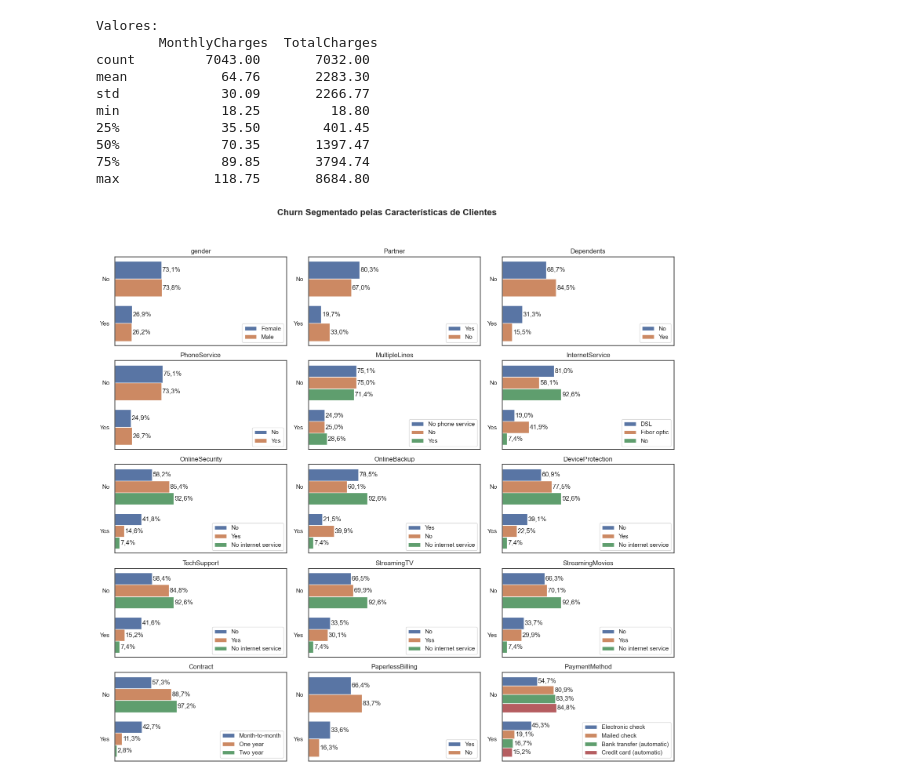
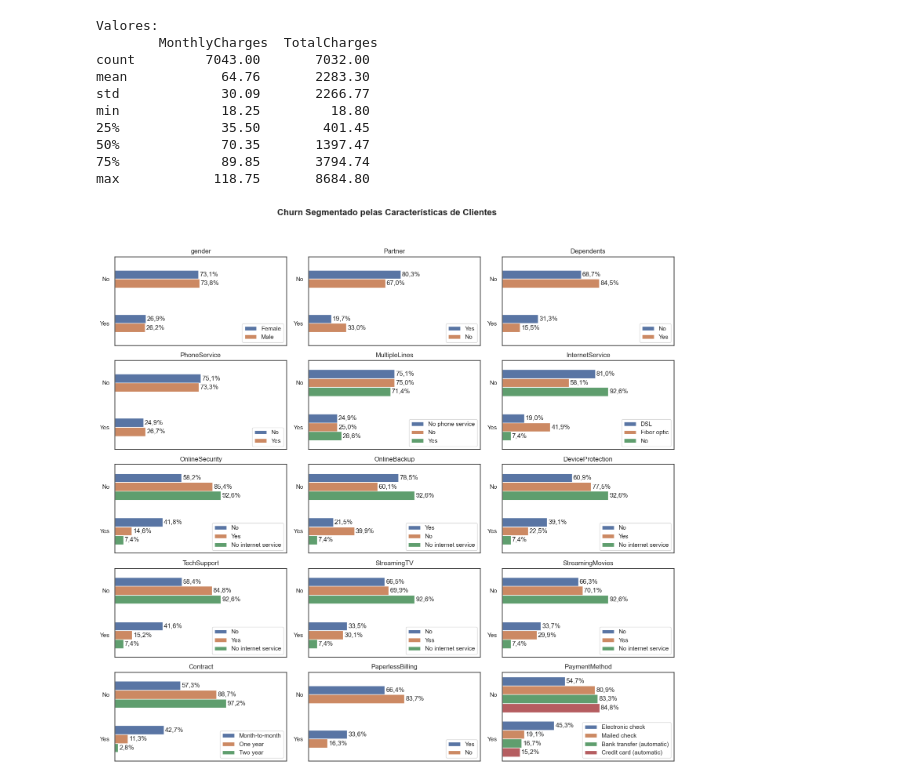
Before and after one commit to donikurtz/ChurnAnalysis-Telco, a Jupyter notebook: 01_analise_dados.ipynb, the cells around one changed output. Saved outputs shown, nothing was run; the diff lists cells and outputs as text; code cells hidden in the pictures.

```diff
--- a/01_analise_dados.ipynb
+++ b/01_analise_dados.ipynb
@@ -170,9 +170,15 @@ max            118.75       8684.80
 
 sns.set(style="white")
 
+var = 'Churn'
+
 # Lista de todas as colunas que deseja plotar
-todas_colunas = df.dtypes[(df.dtypes == 'object')&(df.dtypes.index != 'customerID')&(df.dtypes.index != 'Churn')].index
+todas_colunas = df.dtypes[(df.dtypes == 'object')&(df.dtypes.index != 'customerID')&(df.dtypes.index != var)].index
 num_cols = 3  # Número de colunas por linha
+
+max_categories = 0
+for colunas in todas_colunas:
+  max_categories = max(df[colunas].nunique(),max_categories)
 
 # Criando a figura e os subplots (eixos) com duas linhas e três colunas
 fig, ax = plt.subplots(nrows=ceil(len(todas_colunas)/num_cols), ncols=num_cols, figsize=(15, 15))
@@ -182,44 +188,45 @@ for i, coluna in enumerate(todas_colunas):
     row = i // num_cols  # Determina a linha atual
     col = i % num_cols   # Determina a coluna atual
 
-    df_cat = pd.DataFrame(index=df['Churn'].value_counts().index)
+    df_cat = pd.DataFrame(index=df[var].value_counts().index)
 
     for categ in df[coluna].unique():
-        df_cat = df_cat.join(pd.DataFrame(df['Churn'][df[coluna]==categ].value_counts(normalize=True))).rename(columns={'proportion':categ})
+        df_cat = df_cat.join(pd.DataFrame(df[var][df[coluna]==categ].value_counts(normalize=True))).rename(columns={'proportion':categ})
 
-    df_melted = df_cat.reset_index().melt(id_vars='Churn', var_name='cat', value_name='Proportion')
+    df_melted = df_cat.reset_index().melt(id_vars=var, var_name='cat', value_name='Proportion')
 
-    sns.barplot(data=df_melted, y='Churn', x='Proportion', hue='cat', orient='h', ax=ax[row, col])
+    cate = (df[coluna].nunique() / max_categories) * 0.8
+    sns.barplot(data=df_melted, y=var, x='Proportion', hue='cat', orient='h', ax=ax[row, col], width=cate)
 
     # Obtendo a altura de cada barra, que é necessária para calcular a posição y do texto
     bar_height = ax[row, col].patches[0].get_height() / 2
 
     # Loop sobre as barras para adicionar os rótulos de texto
     for bar in ax[row, col].patches:
         # Apenas adicionar texto se a largura da barra (o valor) for maior que zero
         if bar.get_width() > 0:
             # O valor a ser impresso como rótulo
             value = f'{bar.get_width() * 100:.1f}%'.replace('.', ',')
 
             # Coordenadas x e y para o texto
             x = bar.get_width()
             y = bar.get_y() + bar_height
 
             # Adicionando o texto ao gráfico
             ax[row, col].text(x + 0.01, y, value, va='center')
 
     # Ajustando a legenda
     ax[row, col].legend(title='', loc='lower right')
-    ax[row, col].set_xlim(0, 2.7)
+    ax[row, col].set_xlim(0, 1.5)
     ax[row, col].set_title(coluna)
     ax[row, col].set_ylabel('')
     ax[row, col].set_xlabel('')
     ax[row, col].get_xaxis().set_visible(False)
 
 # Adicionando um título geral acima de todos os subplots
-fig.suptitle('Churn Segmentado pelas Características de Clientes', fontsize=16, fontweight='bold')
+fig.suptitle(f'{var} Segmentado pelas Características de Clientes', fontsize=16, fontweight='bold')
 
 plt.tight_layout(rect=[0, 0.03, 1, 0.95])  # Ajusta o layout para dar espaço para o suptitle
 plt.show()
 # %% [output]
-[figure, old version]
+[figure, new version]
```
